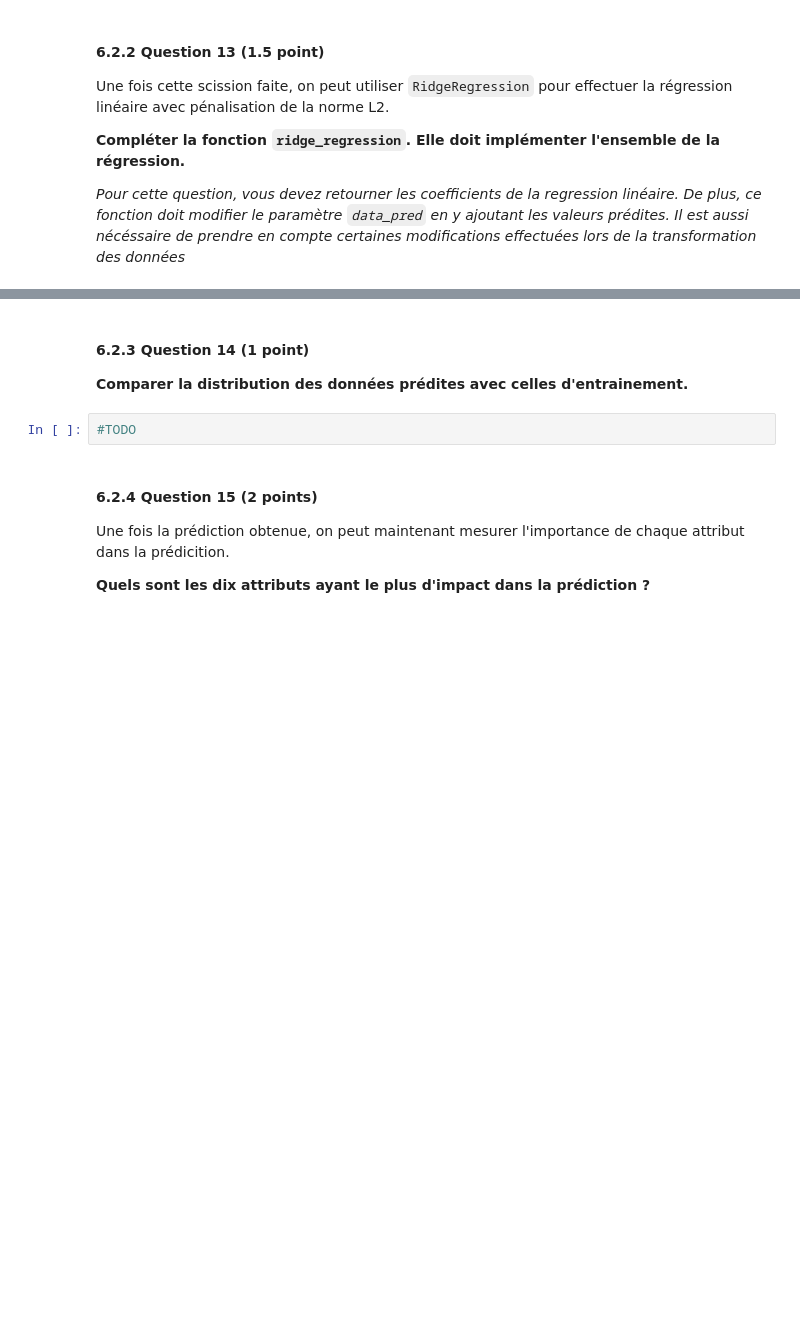
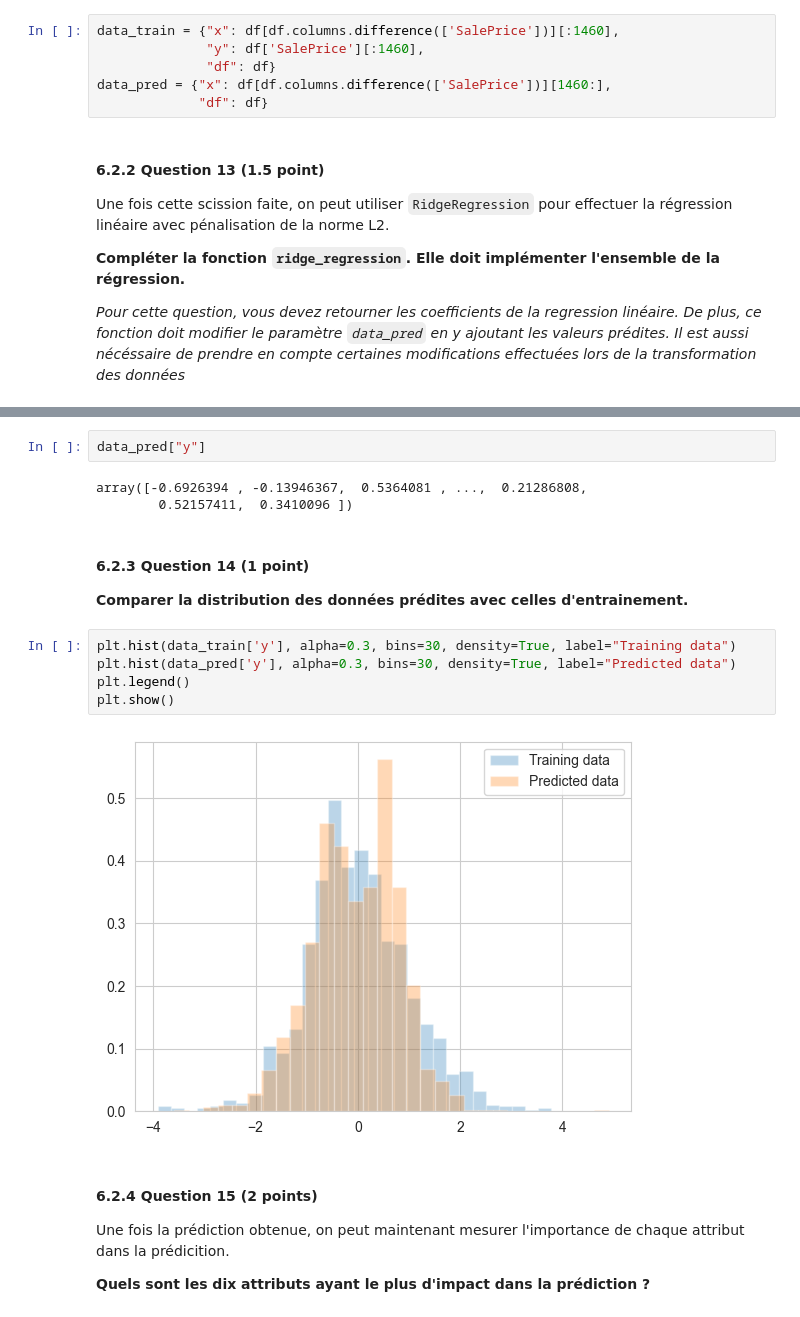
Before and after one commit to marcomudenge/Spark_GCP_Market_Basket_Analysis, a Jupyter notebook: TP1.ipynb, the cells around one changed output, grey strips where cells are left out. Drawn from its saved outputs; the diff is of its cells as text; blank space fills up the shorter version.

```diff
--- a/TP1.ipynb
+++ b/TP1.ipynb
@@ -423,3 +483,9 @@ data_pred = {"x": pass, "df": pass}
+# %%
+data_train = {"x": df[df.columns.difference(['SalePrice'])][:1460],
+              "y": df['SalePrice'][:1460],
+              "df": df}
+data_pred = {"x": df[df.columns.difference(['SalePrice'])][1460:],
+             "df": df}
 # %% [markdown]
 #### 6.2.2 Question 13 (1.5 point)
 
@@ -446,9 +523,19 @@ def ridge_regression(data_train, data_pred):
+# %%
+data_pred["y"]
+# %% [output]
+array([-0.6926394 , -0.13946367,  0.5364081 , ...,  0.21286808,
+        0.52157411,  0.3410096 ])
 # %% [markdown]
 #### 6.2.3 Question 14 (1 point)
 
 **Comparer la distribution des données prédites avec celles d'entrainement.**
-# %%
-#TODO
+# %%
+plt.hist(data_train['y'], alpha=0.3, bins=30, density=True, label="Training data")
+plt.hist(data_pred['y'], alpha=0.3, bins=30, density=True, label="Predicted data")
+plt.legend()
+plt.show()
+# %% [output]
+[figure, added]
 # %% [markdown]
 #### 6.2.4 Question 15 (2 points)
 
```
Also changed, not shown: parts of 26 cells of this notebook.
